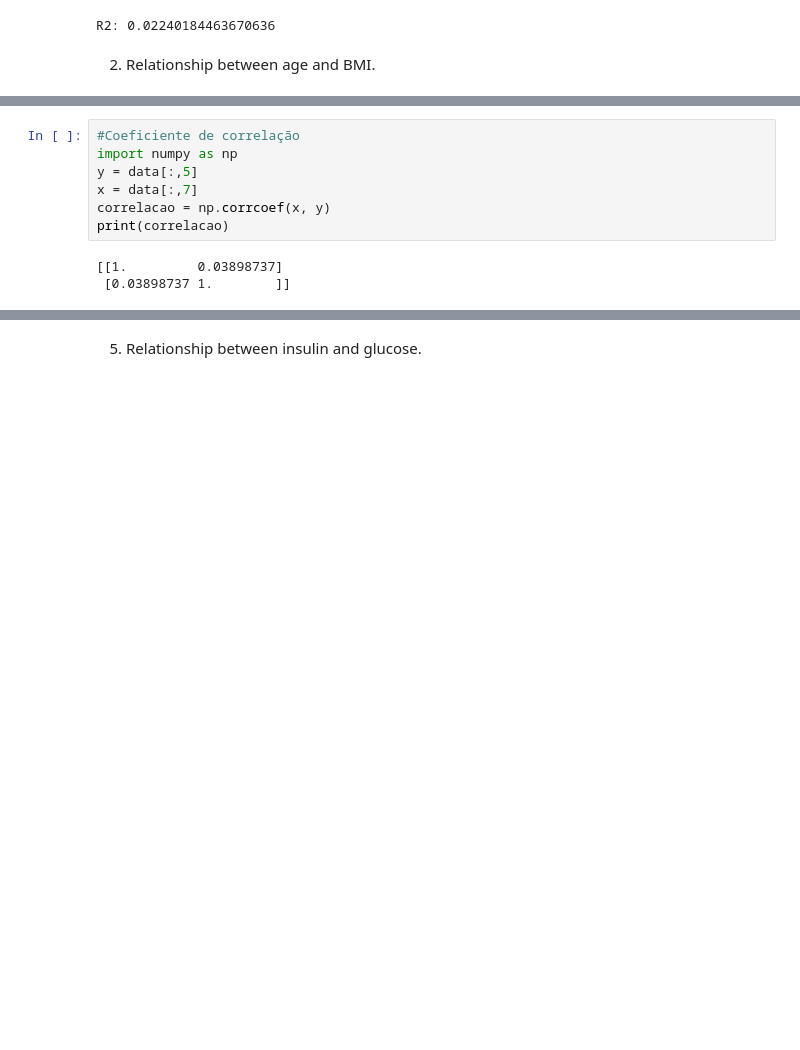
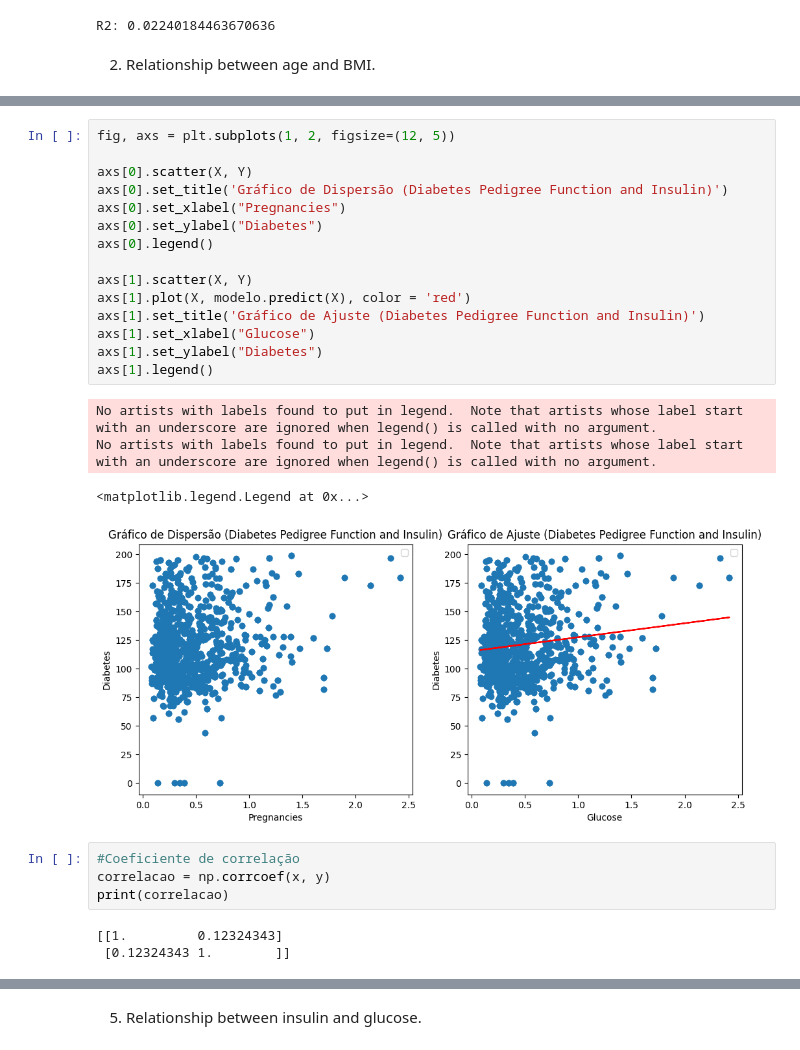
Before and after one commit to AnaBeatrizTavaresMalheiro/Data-analytics, a Jupyter notebook: linear_regression.ipynb, the cells around one changed output, grey strips where cells are left out. Saved outputs shown, nothing was run; the diff lists cells and outputs as text; blank space fills up the shorter version.

```diff
--- a/linear_regression.ipynb
+++ b/linear_regression.ipynb
@@ -100,12 +204,29 @@ plt.plot(X, modelo.predict(X), color = 'red')
+# %%
+fig, axs = plt.subplots(1, 2, figsize=(12, 5))
+
+axs[0].scatter(X, Y)
+axs[0].set_title('Gráfico de Dispersão (Diabetes Pedigree Function and Insulin)')
+axs[0].set_xlabel("Pregnancies")
+axs[0].set_ylabel("Diabetes")
+axs[0].legend()
+
+axs[1].scatter(X, Y)
+axs[1].plot(X, modelo.predict(X), color = 'red')
+axs[1].set_title('Gráfico de Ajuste (Diabetes Pedigree Function and Insulin)')
+axs[1].set_xlabel("Glucose")
+axs[1].set_ylabel("Diabetes")
+axs[1].legend()
+# %% [output]
+No artists with labels found to put in legend.  Note that artists whose label start with an underscore are ignored when legend() is called with no argument.
+No artists with labels found to put in legend.  Note that artists whose label start with an underscore are ignored when legend() is called with no argument.
+<matplotlib.legend.Legend at 0x...>
+[figure, added]
 # %%
 #Coeficiente de correlação
-import numpy as np
-y = data[:,5]
-x = data[:,7]
 correlacao = np.corrcoef(x, y)
 print(correlacao)
 # %% [output]
-[[1.         0.03898737]
- [0.03898737 1.        ]]
+[[1.         0.12324343]
+ [0.12324343 1.        ]]
 # %%
 #Coeficiente de Determinação R^2
```
Also changed, not shown: parts of 36 cells of this notebook.
